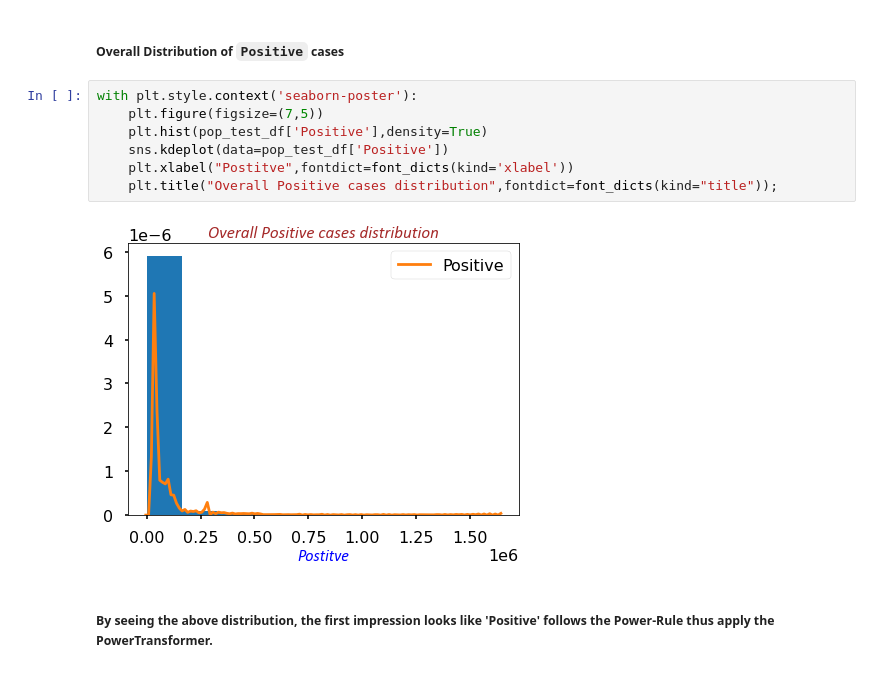
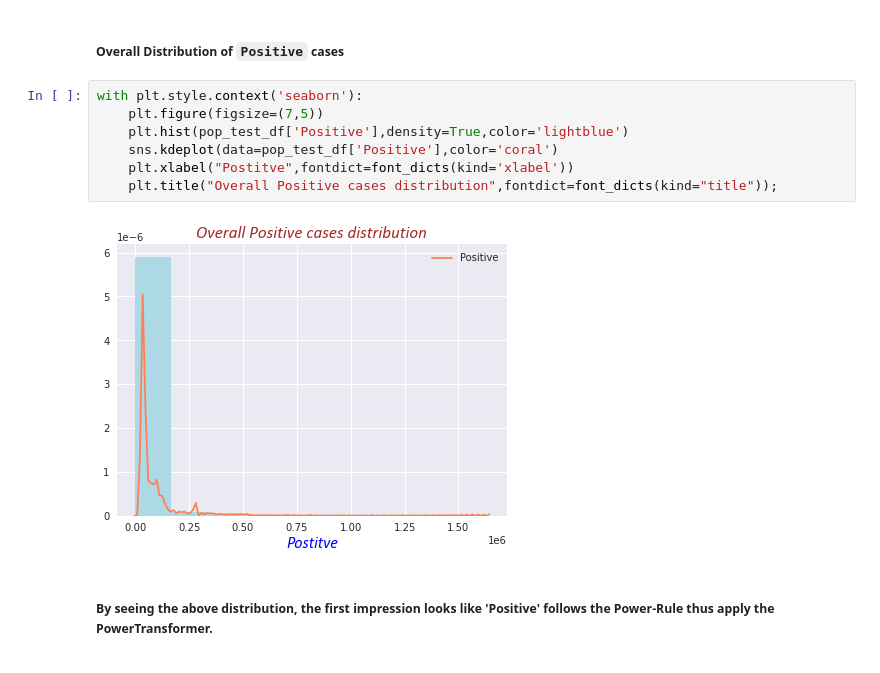
Before and after one commit to raj-shr-git/AAIC_Practice, a Jupyter notebook: VIDEO_PRACTICE/MODULE-1/ANOVA_Test.ipynb, the cells around one changed output. Cells and saved outputs as stored; diff of their text form.

```diff
--- a/VIDEO_PRACTICE/MODULE-1/ANOVA_Test.ipynb
+++ b/VIDEO_PRACTICE/MODULE-1/ANOVA_Test.ipynb
@@ -338,14 +337,14 @@ plot_hist_kde(pop_test_df,grp_by_col='State',dist_col='Positive',title="'Positiv
 # %% [markdown]
 ##### **Overall Distribution of ``Positive`` cases**
 # %%
-with plt.style.context('seaborn-poster'):
+with plt.style.context('seaborn'):
     plt.figure(figsize=(7,5))
-    plt.hist(pop_test_df['Positive'],density=True)
-    sns.kdeplot(data=pop_test_df['Positive'])
+    plt.hist(pop_test_df['Positive'],density=True,color='lightblue')
+    sns.kdeplot(data=pop_test_df['Positive'],color='coral')
     plt.xlabel("Postitve",fontdict=font_dicts(kind='xlabel'))
     plt.title("Overall Positive cases distribution",fontdict=font_dicts(kind="title"));
 # %% [output]
-[figure, old version]
+[figure, new version]
 # %% [markdown]
 ##### **By seeing the above distribution, the first impression looks like 'Positive' follows the Power-Rule thus apply the PowerTransformer.**
 # %%
```
Also changed, not shown: parts of 75 cells of this notebook.
